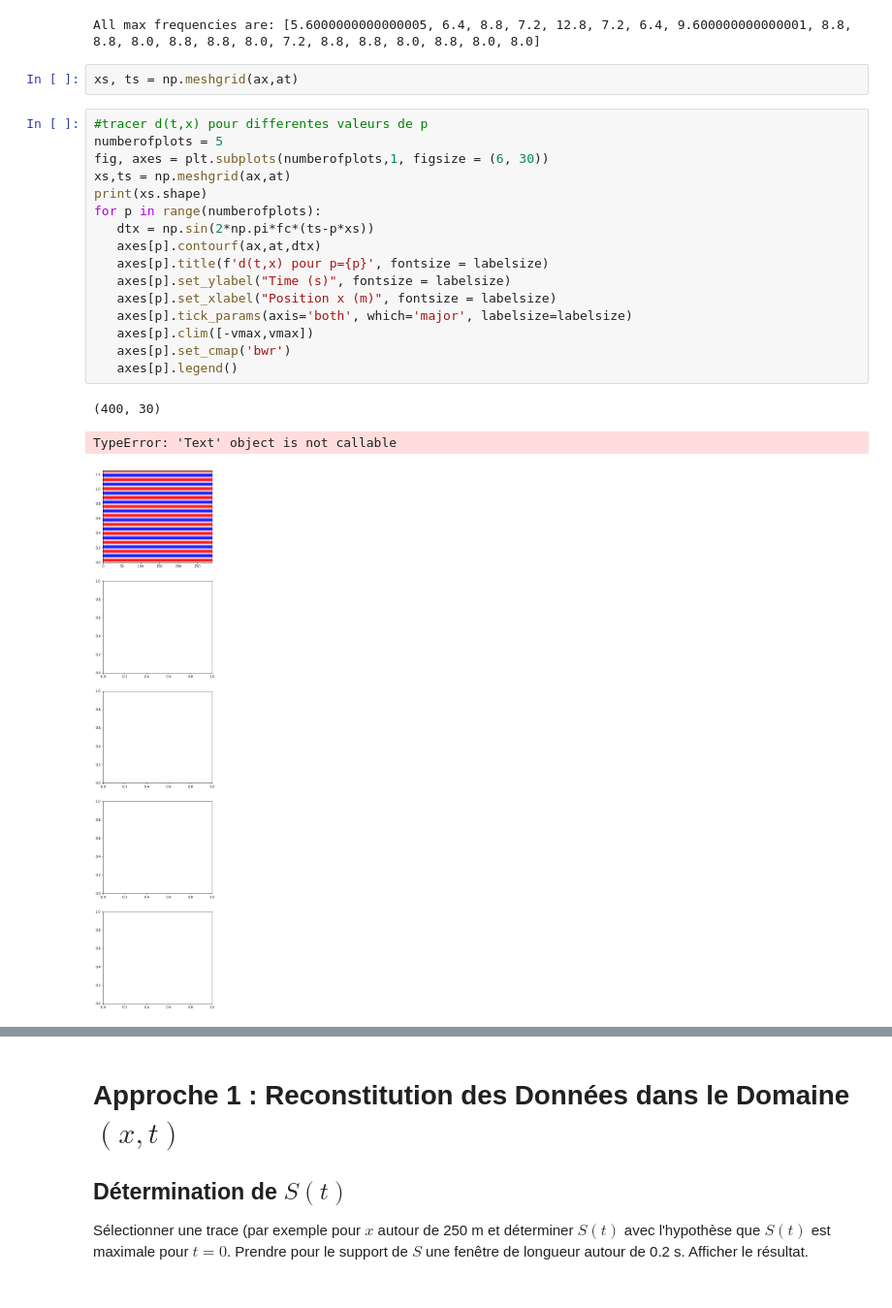
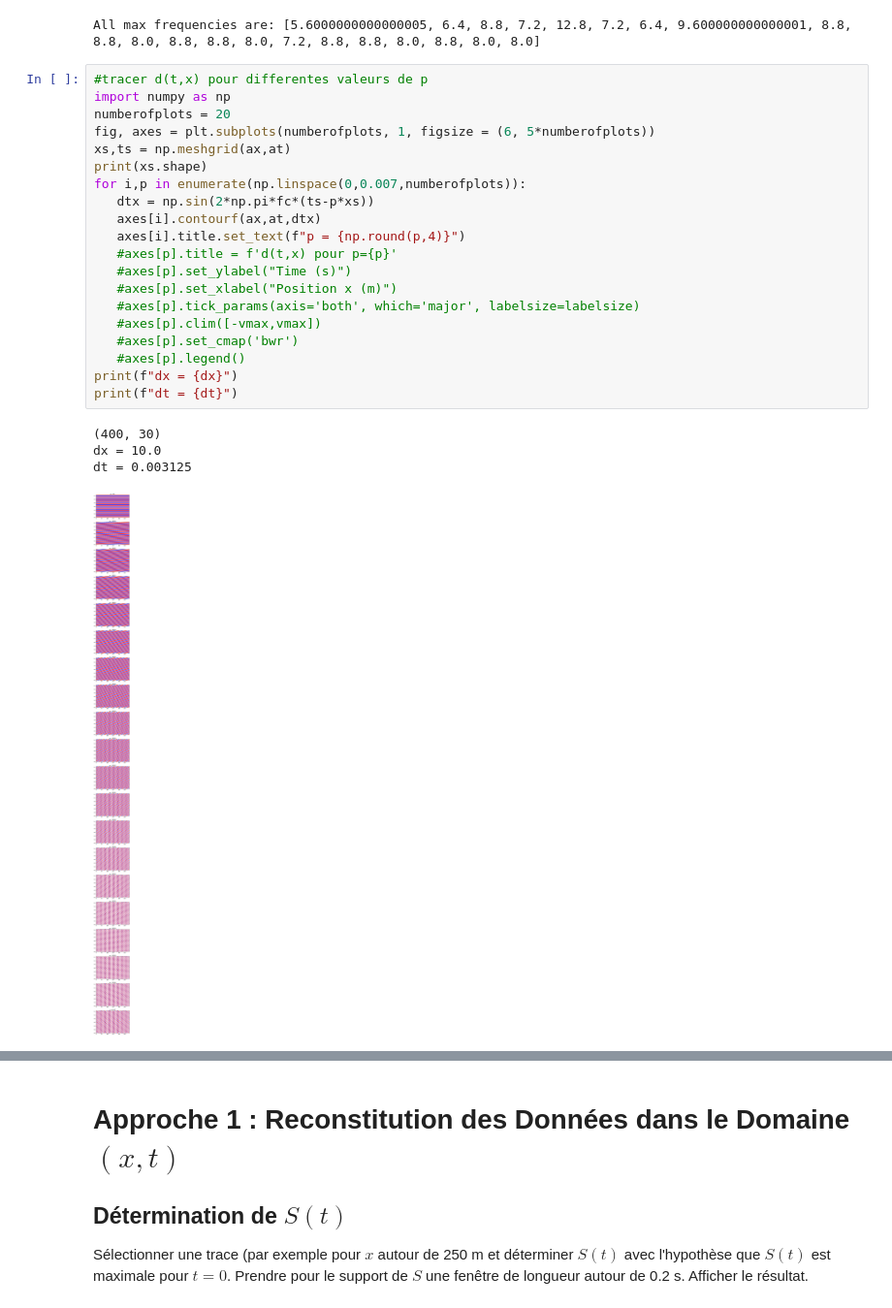
Before and after one commit to 21Vania/TDS, a Jupyter notebook: mini_projet_groupe1.ipynb, the cells around one changed output, grey strips where cells are left out. Shown at 97% size. Saved outputs shown, nothing was run; the diff lists cells and outputs as text.

```diff
--- a/mini_projet_groupe1.ipynb
+++ b/mini_projet_groupe1.ipynb
@@ -126,25 +138,28 @@ def get_max_moyenne(panel):
 fc = get_max_moyenne(gpanel)
 # %% [output]
 All max frequencies are: [5.6000000000000005, 6.4, 8.8, 7.2, 12.8, 7.2, 6.4, 9.600000000000001, 8.8, 8.8, 8.0, 8.8, 8.8, 8.0, 7.2, 8.8, 8.8, 8.0, 8.8, 8.0, 8.0]
-# %%
-xs, ts = np.meshgrid(ax,at)
 # %%
 #tracer d(t,x) pour differentes valeurs de p
-numberofplots = 5
-fig, axes = plt.subplots(numberofplots,1, figsize = (6, 30))
+import numpy as np
+numberofplots = 20
+fig, axes = plt.subplots(numberofplots, 1, figsize = (6, 5*numberofplots))
 xs,ts = np.meshgrid(ax,at)
 print(xs.shape)
-for p in range(numberofplots):
+for i,p in enumerate(np.linspace(0,0.007,numberofplots)):
    dtx = np.sin(2*np.pi*fc*(ts-p*xs))
-   axes[p].contourf(ax,at,dtx)
-   axes[p].title(f'd(t,x) pour p={p}', fontsize = labelsize)
-   axes[p].set_ylabel("Time (s)", fontsize = labelsize)
-   axes[p].set_xlabel("Position x (m)", fontsize = labelsize)
-   axes[p].tick_params(axis='both', which='major', labelsize=labelsize)
-   axes[p].clim([-vmax,vmax])
-   axes[p].set_cmap('bwr')
-   axes[p].legend()
+   axes[i].contourf(ax,at,dtx)
+   axes[i].title.set_text(f"p = {np.round(p,4)}")
+   #axes[p].title = f'd(t,x) pour p={p}'
+   #axes[p].set_ylabel("Time (s)")
+   #axes[p].set_xlabel("Position x (m)")
+   #axes[p].tick_params(axis='both', which='major', labelsize=labelsize)
+   #axes[p].clim([-vmax,vmax])
+   #axes[p].set_cmap('bwr')
+   #axes[p].legend()
+print(f"dx = {dx}")
+print(f"dt = {dt}")
 # %% [output]
 (400, 30)
+dx = 10.0
+dt = 0.003125
-TypeError: 'Text' object is not callable
-[figure, old version]
+[figure, new version]
```
Also changed, not shown: parts of 3 cells of this notebook.
